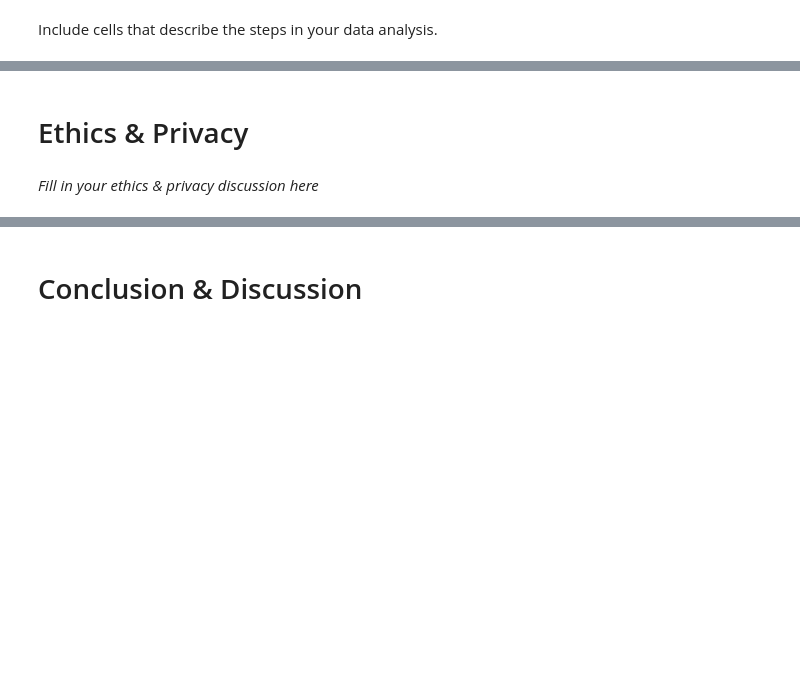
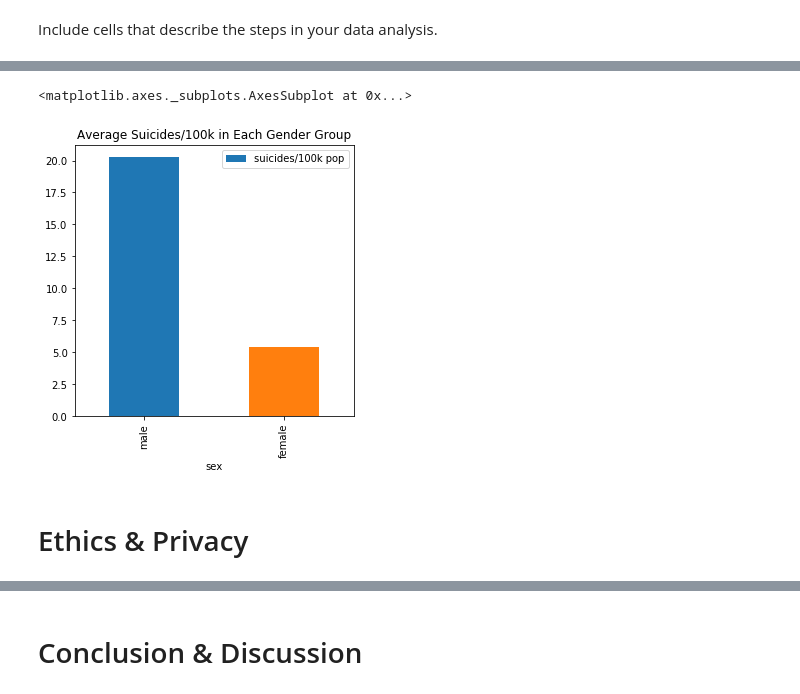
Before and after one commit to YuechenL/COGS108FinalProject, a Jupyter notebook: FinalProject.ipynb, the cells around one changed output, grey strips where cells are left out. Drawn from its saved outputs; the diff is of its cells as text; code cells hidden in the pictures; blank space fills up the shorter version.

```diff
--- a/FinalProject.ipynb
+++ b/FinalProject.ipynb
@@ -187,4 +213,9 @@ Include cells that describe the steps in your data analysis.
+# %%
+gender_group = main_df.groupby('sex').mean()
+gender_group = gender_group.sort_values(by=['suicides/100k pop'], ascending=False)
+gender_group.plot(y='suicides/100k pop',kind="bar", figsize=(5, 5), title="Average Suicides/100k in Each Gender Group")
+# %% [output]
+<matplotlib.axes._subplots.AxesSubplot at 0x...>
+[figure, added]
 # %% [markdown]
 # Ethics & Privacy
-# %% [markdown]
-*Fill in your ethics & privacy discussion here*
```
Also changed, not shown: parts of 7 cells of this notebook.
